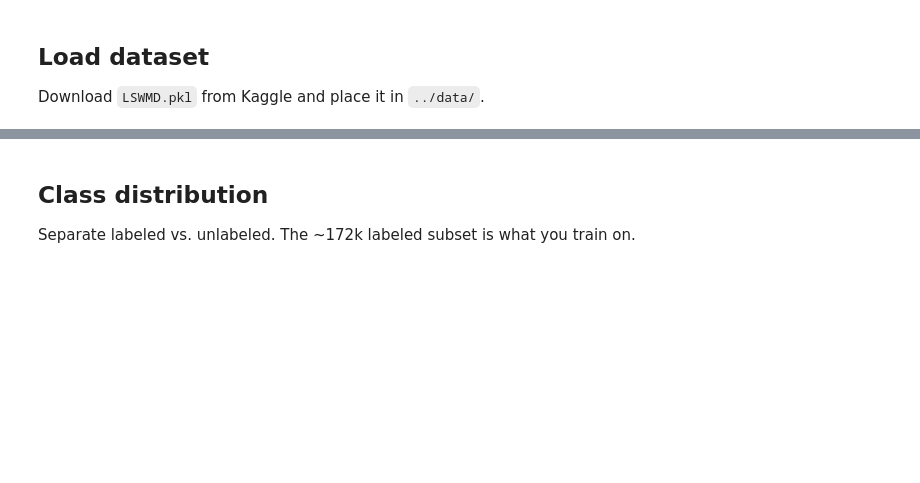
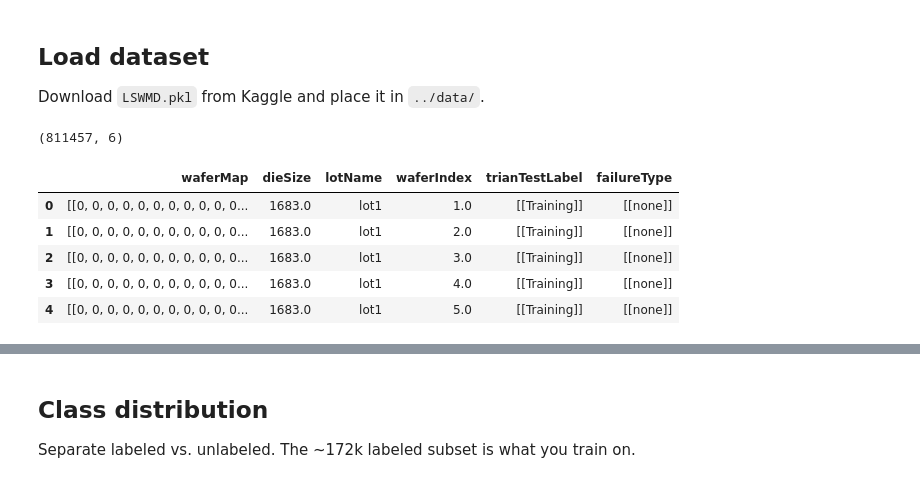
Before and after one commit to pqtrng/wm811k-defect-detection, a Jupyter notebook: notebooks/01_eda.ipynb, the cells around one changed output, grey strips where cells are left out. Saved outputs shown, nothing was run; the diff lists cells and outputs as text; code cells hidden in the pictures; blank space fills up the shorter version.

```diff
--- a/notebooks/01_eda.ipynb
+++ b/notebooks/01_eda.ipynb
@@ -24,3 +48,16 @@ df.head()
+# %%
+
+df = pd.read_pickle('../data/LSWMD_clean.pkl')
+print(df.shape)
+df.head()
+# %% [output]
+(811457, 6)
+|  | waferMap | dieSize | lotName | waferIndex | trianTestLabel | failureType |
+| 0 | [[0, 0, 0, 0, 0, 0, 0, 0, 0, 0, 0... | 1683.0 | lot1 | 1.0 | [[Training]] | [[none]] |
+| 1 | [[0, 0, 0, 0, 0, 0, 0, 0, 0, 0, 0... | 1683.0 | lot1 | 2.0 | [[Training]] | [[none]] |
+| 2 | [[0, 0, 0, 0, 0, 0, 0, 0, 0, 0, 0... | 1683.0 | lot1 | 3.0 | [[Training]] | [[none]] |
+| 3 | [[0, 0, 0, 0, 0, 0, 0, 0, 0, 0, 0... | 1683.0 | lot1 | 4.0 | [[Training]] | [[none]] |
+| 4 | [[0, 0, 0, 0, 0, 0, 0, 0, 0, 0, 0... | 1683.0 | lot1 | 5.0 | [[Training]] | [[none]] |
 # %%
 # failureType is stored as nested arrays — normalize to a clean string column
 df['failureType'] = df['failureType'].apply(
```
Also changed, not shown: parts of 8 cells of this notebook.
